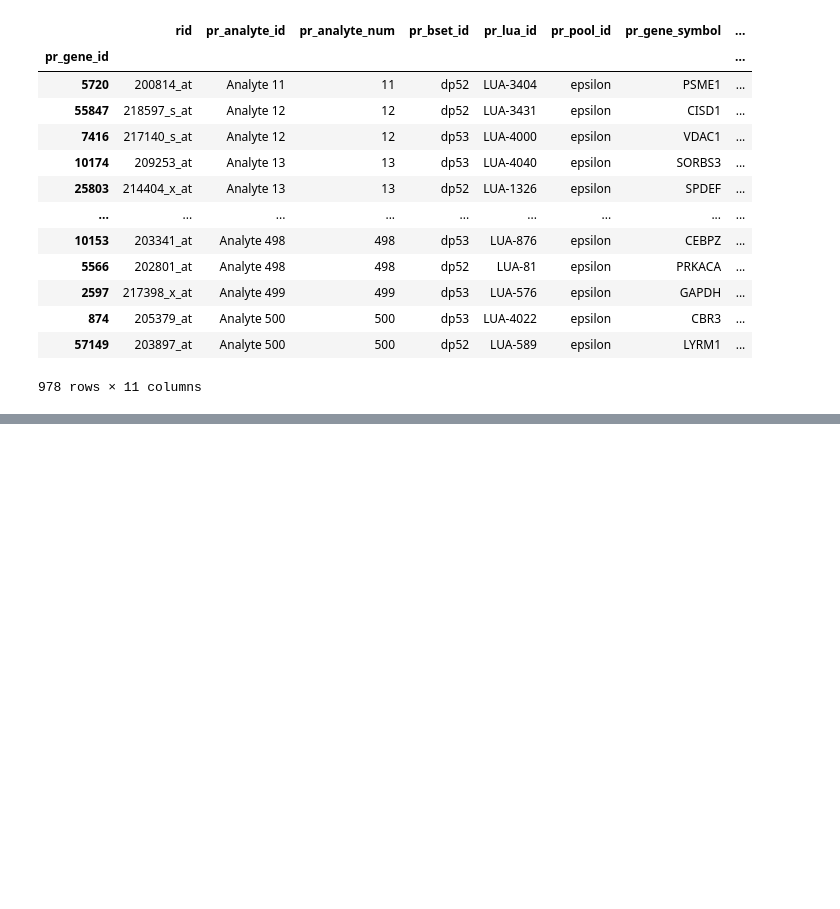
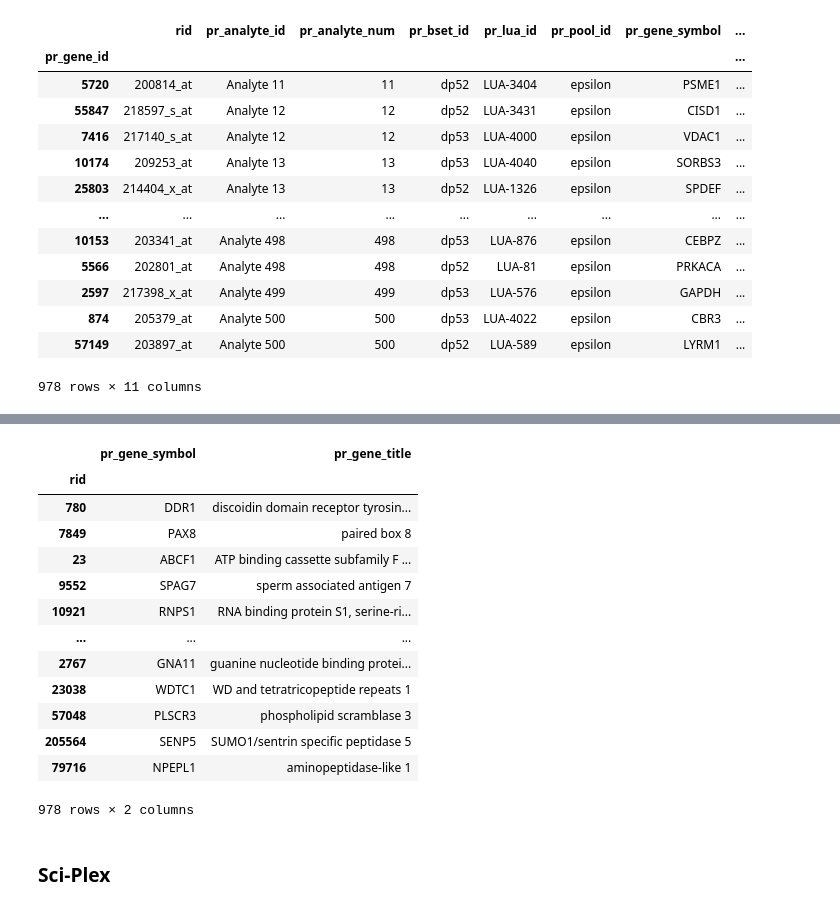
Before and after one commit to theislab/Chem-PerturBridge, a Jupyter notebook: draft_notebooks/l1000_sciplex_lamin.ipynb, the cells around one changed output, grey strips where cells are left out. Drawn from its saved outputs; the diff is of its cells as text; code cells hidden in the pictures; blank space fills up the shorter version.

```diff
--- a/draft_notebooks/l1000_sciplex_lamin.ipynb
+++ b/draft_notebooks/l1000_sciplex_lamin.ipynb
@@ -84,0 +127,19 @@ sci_var
+# %%
+adata_phase1_delta.var
+# %% [output]
+|  | pr_gene_symbol | pr_gene_title |
+| rid |  |  |
+| 780 | DDR1 | discoidin domain receptor tyrosin... |
+| 7849 | PAX8 | paired box 8 |
+| 23 | ABCF1 | ATP binding cassette subfamily F ... |
+| 9552 | SPAG7 | sperm associated antigen 7 |
+| 10921 | RNPS1 | RNA binding protein S1, serine-ri... |
+| ... | ... | ... |
+| 2767 | GNA11 | guanine nucleotide binding protei... |
+| 23038 | WDTC1 | WD and tetratricopeptide repeats 1 |
+| 57048 | PLSCR3 | phospholipid scramblase 3 |
+| 205564 | SENP5 | SUMO1/sentrin specific peptidase 5 |
+| 79716 | NPEPL1 | aminopeptidase-like 1 |
+978 rows × 2 columns
+# %% [markdown]
+### Sci-Plex
```
Also changed, not shown: parts of 13 cells of this notebook.
